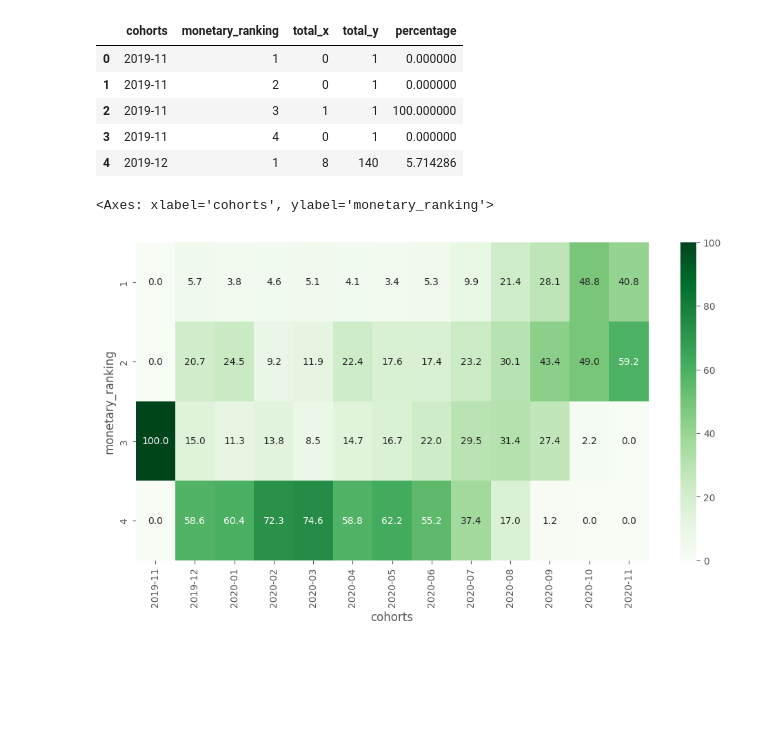
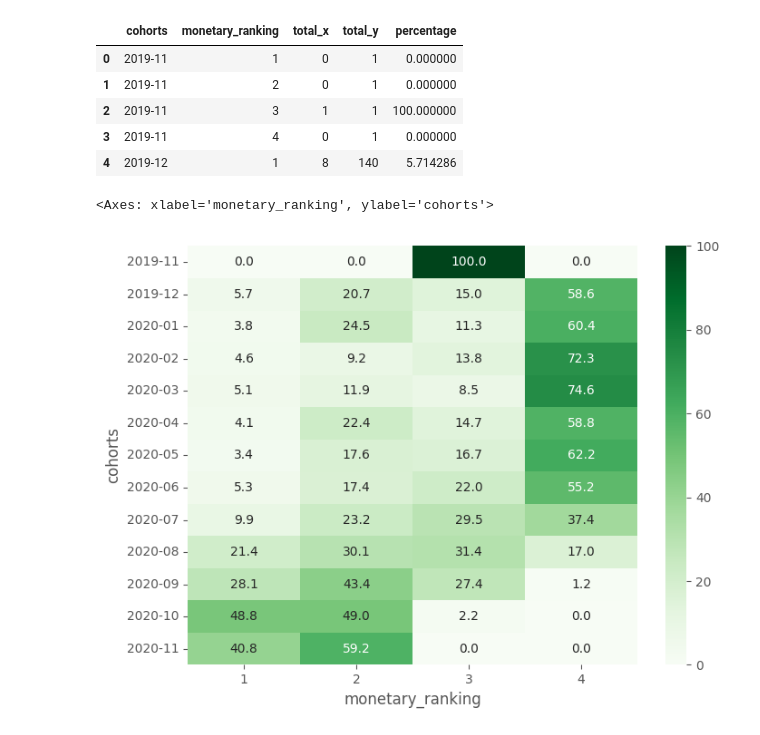
Before and after one commit to ivanseldas/microcredit-churn-classifier, a Jupyter notebook: Main_Latest.ipynb, the cells around one changed output. Drawn from its saved outputs; the diff is of its cells as text; code cells hidden in the pictures; blank space fills up the shorter version.

Commit message:
percentage updated

```diff
--- a/Main_Latest.ipynb
+++ b/Main_Latest.ipynb
@@ -343,9 +343,9 @@ monetary_group.head(5)
 | 3 | 2019-11 | 4 | 0 | 1 | 0.000000 |
 | 4 | 2019-12 | 1 | 8 | 140 | 5.714286 |
 # %%
-pivot_table = monetary_group.pivot(columns='cohorts', index='monetary_ranking', values='percentage')
-plt.figure(figsize=(12,6))
+pivot_table = monetary_group.pivot(index='cohorts', columns='monetary_ranking', values='percentage')
+plt.figure(figsize=(8,6))
 sns.heatmap(pivot_table,annot=True, fmt=".1f", cmap="Greens")
 # %% [output]
-<Axes: xlabel='cohorts', ylabel='monetary_ranking'>
+<Axes: xlabel='monetary_ranking', ylabel='cohorts'>
-[figure, old version]
+[figure, new version]
```
